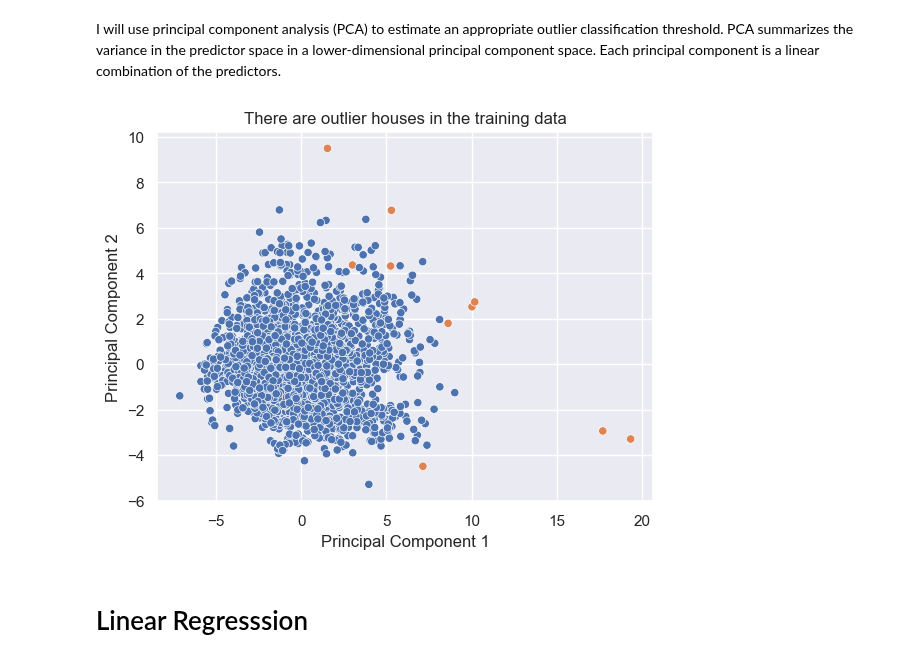
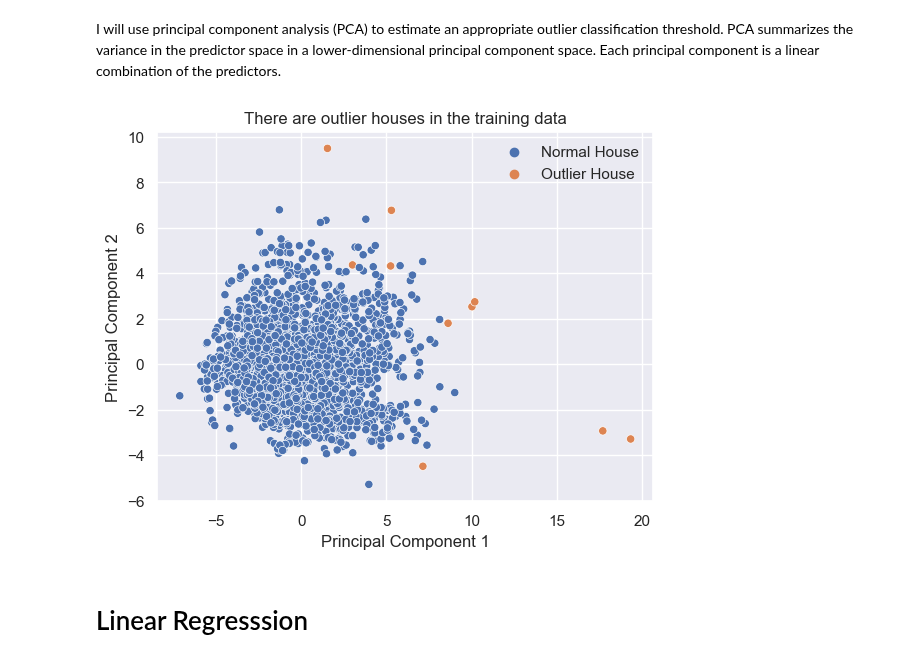
Before and after one commit to blue-fish-0/Data-Analytics-Projects, a Jupyter notebook: House Prices Prediction/house-prices-prediction.ipynb, the cells around one changed output. Saved outputs shown, nothing was run; the diff lists cells and outputs as text; code cells hidden in the pictures.

```diff
--- a/House Prices Prediction/house-prices-prediction.ipynb
+++ b/House Prices Prediction/house-prices-prediction.ipynb
@@ -192,18 +192,18 @@ I will use principal component analysis (PCA) to estimate an appropriate outlier
 # %%
 pca = make_pipeline(data_processing, PCA(n_components=2))
 pc_scores = pd.DataFrame(pca.fit_transform(X_train_old), columns=["PC1", "PC2"])
 is_an_outlier = pd.Series((outlier.predict(X_train_old) == -1), name="is_an_outlier")
 pc_scores = pd.concat([pc_scores, is_an_outlier], axis=1)
 
-sns.scatterplot(data=pc_scores, x="PC1", y="PC2", hue="is_an_outlier")
+ax = sns.scatterplot(data=pc_scores, x="PC1", y="PC2", hue="is_an_outlier")
 plt.title("There are outlier houses in the training data")
 plt.xlabel("Principal Component 1")
 plt.ylabel("Principal Component 2")
 handles, labels  =  ax.get_legend_handles_labels()
 plt.legend(handles, ["Normal House", "Outlier House"], frameon=False)
 plt.show()
 # %% [output]
-[figure, old version]
+[figure, new version]
 # %% [markdown]
 # Linear Regresssion
 # %% [markdown]
```
Also changed, not shown: parts of 4 cells of this notebook.
